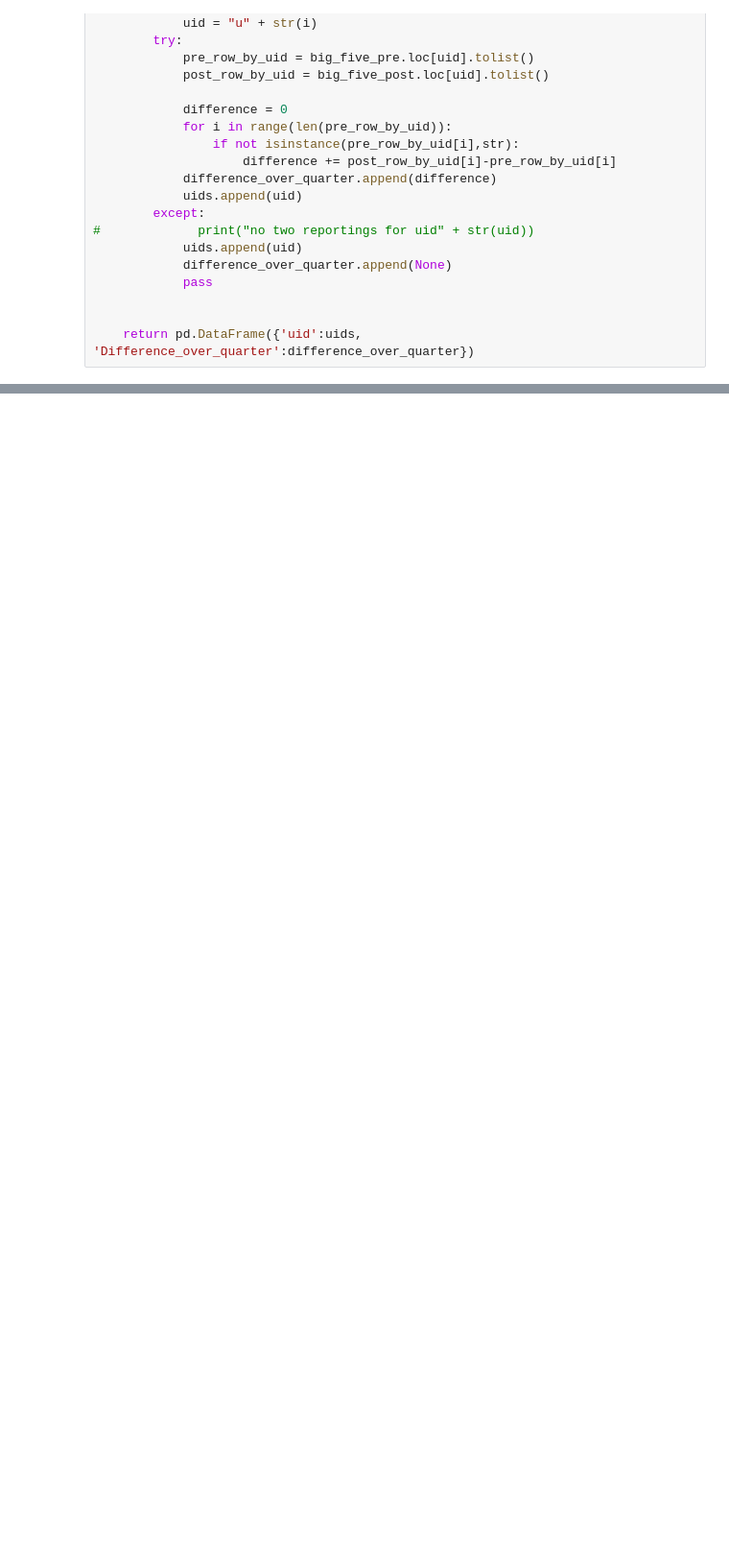
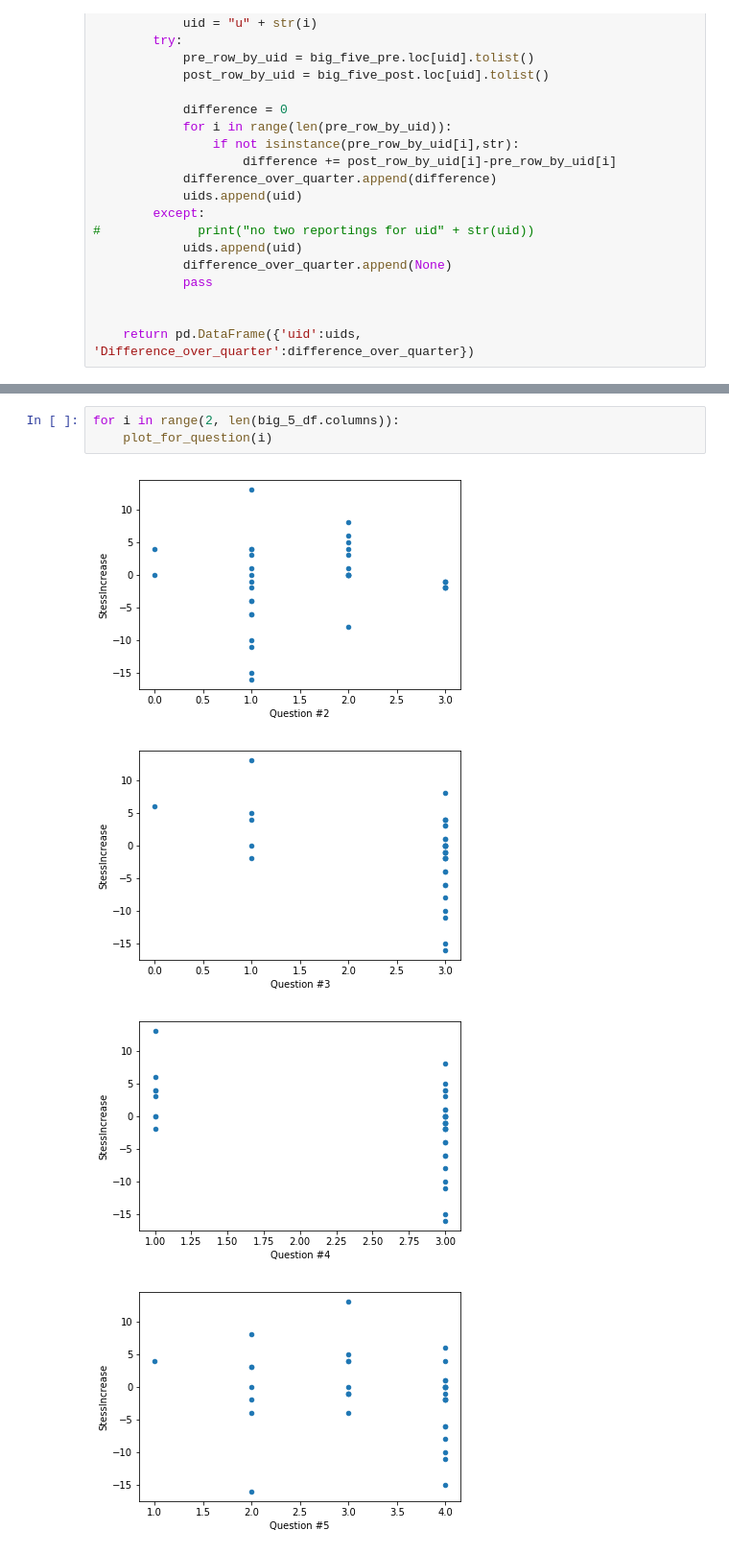
Before and after one commit to mkhash/Modelling-Student-Stress, a Jupyter notebook: code/aggregating_tables.ipynb, the cells around one changed output, grey strips where cells are left out. Shown: that part at 96% size. Saved outputs shown, nothing was run; the diff lists cells and outputs as text; blank space fills up the shorter version.

```diff
--- a/code/aggregating_tables.ipynb
+++ b/code/aggregating_tables.ipynb
@@ -75,0 +207,8 @@ def merge_by_uid(dataset):
+# %%
+for i in range(2, len(big_5_df.columns)):
+    plot_for_question(i)
+# %% [output]
+[figure, added]
+[figure, added]
+[figure, added]
+[figure, added]
```
Also changed, not shown: parts of 13 cells of this notebook.
